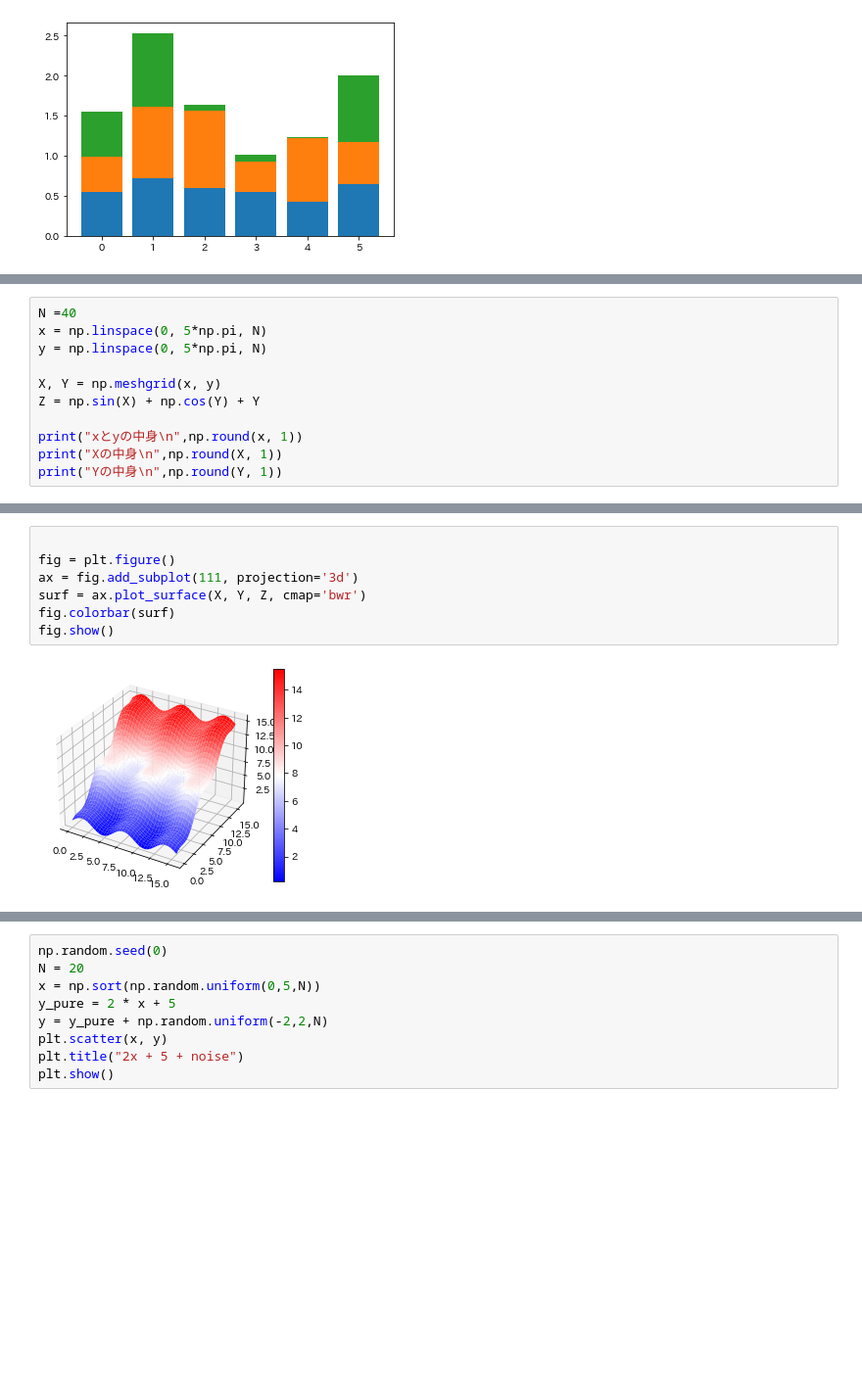
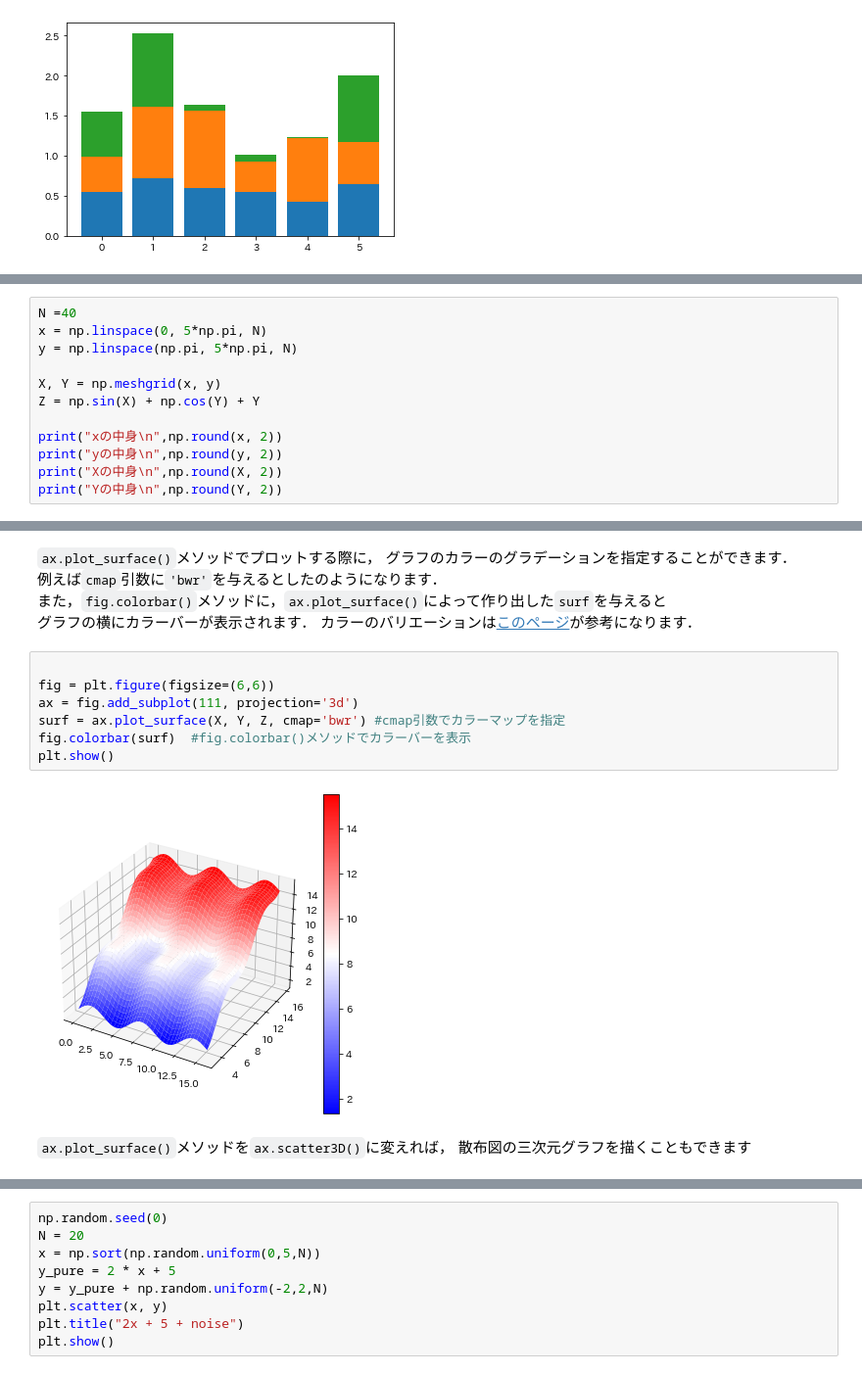
Before and after one commit to Toshi-M56/matplotlib_lecture, a Jupyter notebook: 研修Pythonグラフ作成.ipynb, the cells around one changed output, grey strips where cells are left out. Shown at 98% size. Cells and saved outputs as stored; diff of their text form; blank space fills up the shorter version.

```diff
--- a/研修Pythonグラフ作成.ipynb
+++ b/研修Pythonグラフ作成.ipynb
@@ -403,12 +454,13 @@ from mpl_toolkits.mplot3d import axes3d
 # %%
 N =40
 x = np.linspace(0, 5*np.pi, N)
-y = np.linspace(0, 5*np.pi, N)
+y = np.linspace(np.pi, 5*np.pi, N)
 
 X, Y = np.meshgrid(x, y)
 Z = np.sin(X) + np.cos(Y) + Y
 
-print("xとyの中身\n",np.round(x, 1))
-print("Xの中身\n",np.round(X, 1))
-print("Yの中身\n",np.round(Y, 1))
+print("xの中身\n",np.round(x, 2))
+print("yの中身\n",np.round(y, 2))
+print("Xの中身\n",np.round(X, 2))
+print("Yの中身\n",np.round(Y, 2))
 # %% [output]
@@ -443,10 +496,20 @@ fig.show()
+# %% [markdown]
+``ax.plot_surface()``メソッドでプロットする際に，
+グラフのカラーのグラデーションを指定することができます．
+例えば``cmap``引数に``'bwr'``を与えるとしたのようになります．
+また，``fig.colorbar()``メソッドに，``ax.plot_surface()``によって作り出した``surf``を与えると
+グラフの横にカラーバーが表示されます．
+カラーのバリエーションは[このページ](https://matplotlib.org/stable/tutorials/colors/colormaps.html)が参考になります．
 # %%
 
-fig = plt.figure()
+fig = plt.figure(figsize=(6,6))
 ax = fig.add_subplot(111, projection='3d')
-surf = ax.plot_surface(X, Y, Z, cmap='bwr')
-fig.colorbar(surf)
-fig.show()
+surf = ax.plot_surface(X, Y, Z, cmap='bwr') #cmap引数でカラーマップを指定
+fig.colorbar(surf)  #fig.colorbar()メソッドでカラーバーを表示
+plt.show()
 # %% [output]
-[figure, old version]
+[figure, new version]
+# %% [markdown]
+``ax.plot_surface()``メソッドを``ax.scatter3D()``に変えれば，
+散布図の三次元グラフを描くこともできます
 # %%
```
Also changed, not shown: parts of 38 cells of this notebook.
